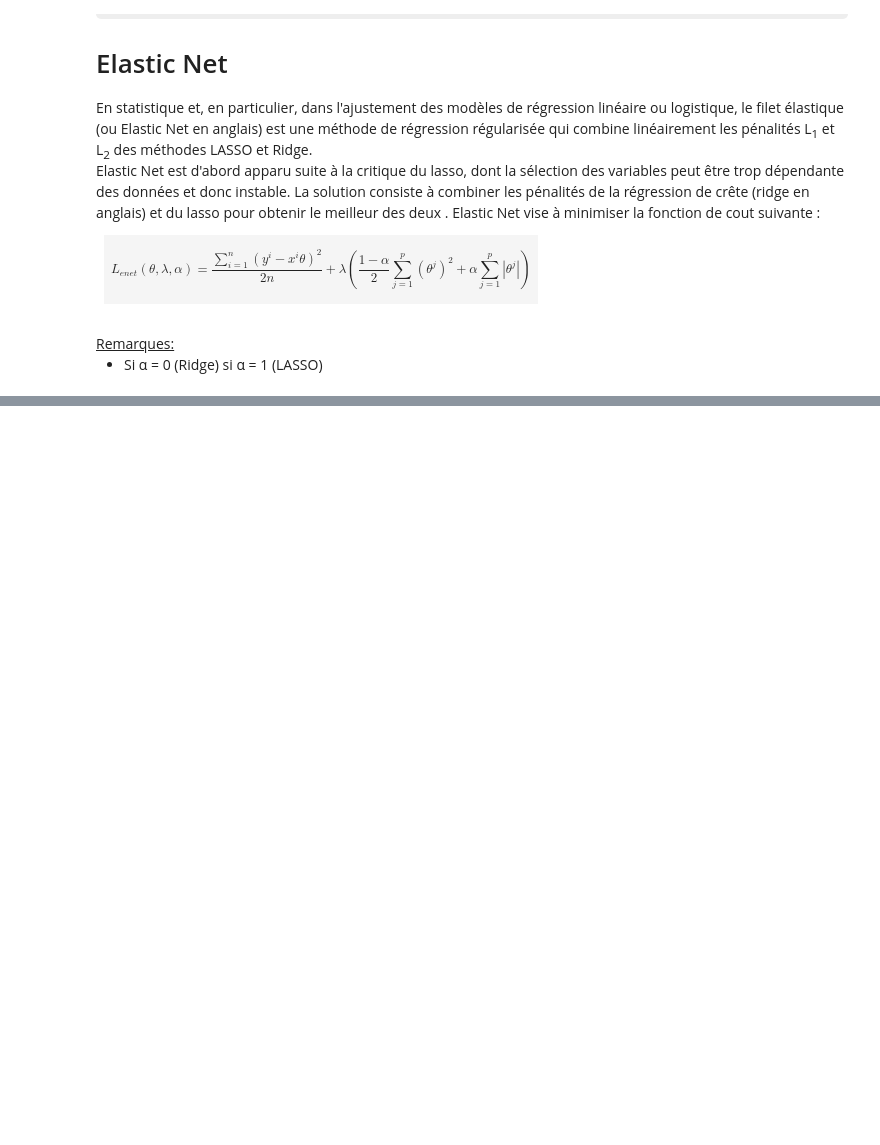
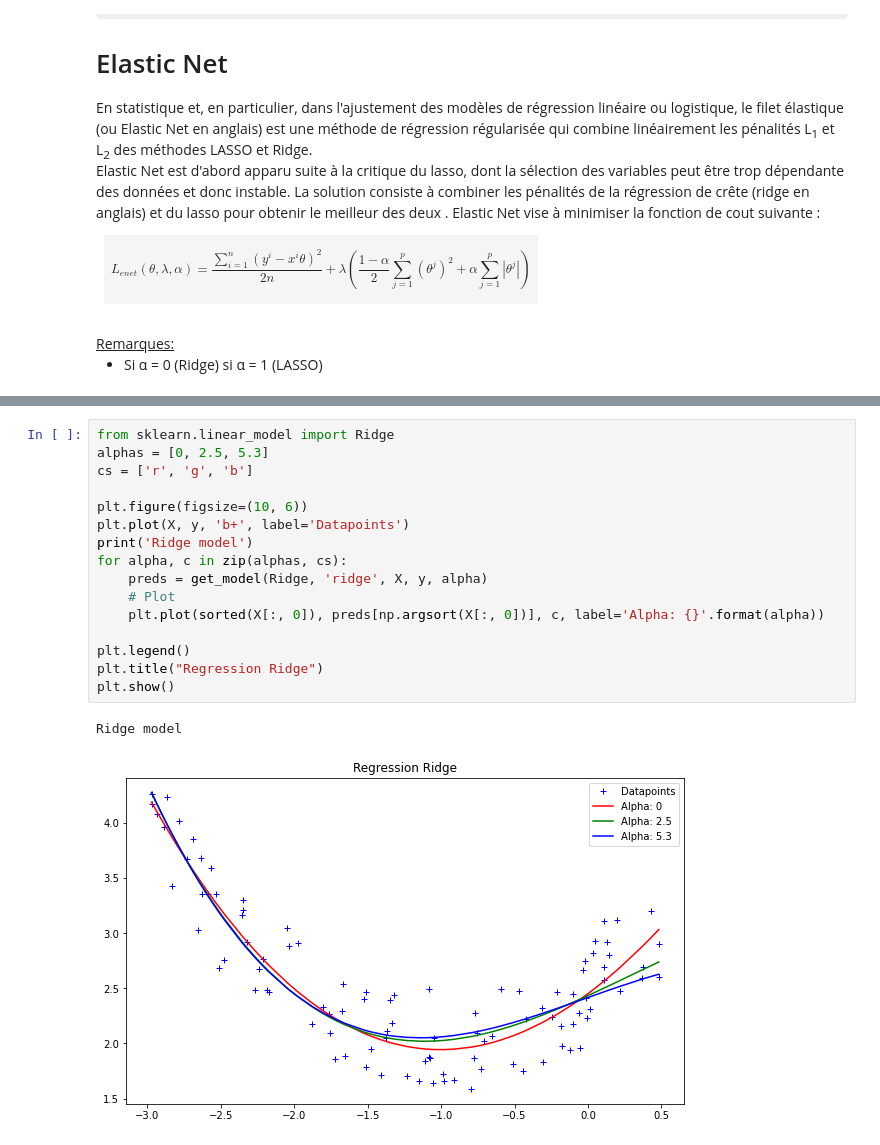
Before and after one commit to abdoufermat5/Apprentissage_AUTO, a Jupyter notebook: TP1_exo1.ipynb, the cells around one changed output, grey strips where cells are left out. Drawn from its saved outputs; the diff is of its cells as text; some formulas as TeX source; blank space fills up the shorter version.

```diff
--- a/TP1_exo1.ipynb
+++ b/TP1_exo1.ipynb
@@ -615,0 +669,19 @@ Elastic Net est d'abord apparu suite à la critique du lasso, dont la sélection
+# %%
+from sklearn.linear_model import Ridge
+alphas = [0, 2.5, 5.3]
+cs = ['r', 'g', 'b']
+
+plt.figure(figsize=(10, 6))
+plt.plot(X, y, 'b+', label='Datapoints')
+print('Ridge model')
+for alpha, c in zip(alphas, cs):
+    preds = get_model(Ridge, 'ridge', X, y, alpha)
+    # Plot
+    plt.plot(sorted(X[:, 0]), preds[np.argsort(X[:, 0])], c, label='Alpha: {}'.format(alpha))
+
+plt.legend()
+plt.title("Regression Ridge")
+plt.show()
+# %% [output]
+Ridge model
+[figure, added]
```
Also changed, not shown: parts of 5 cells of this notebook.
